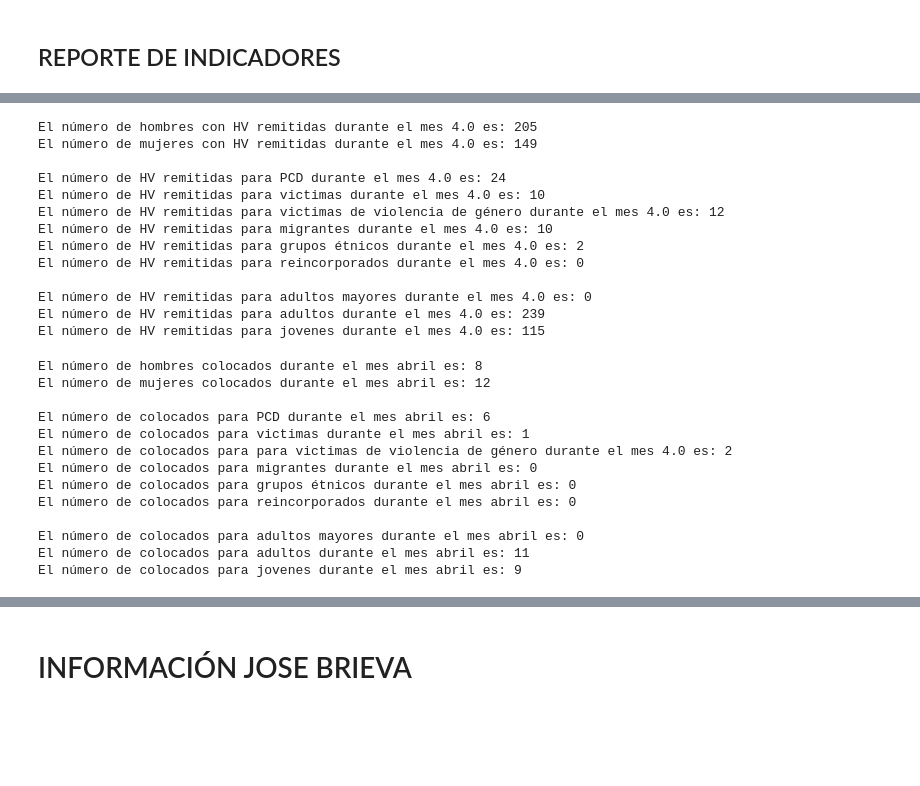
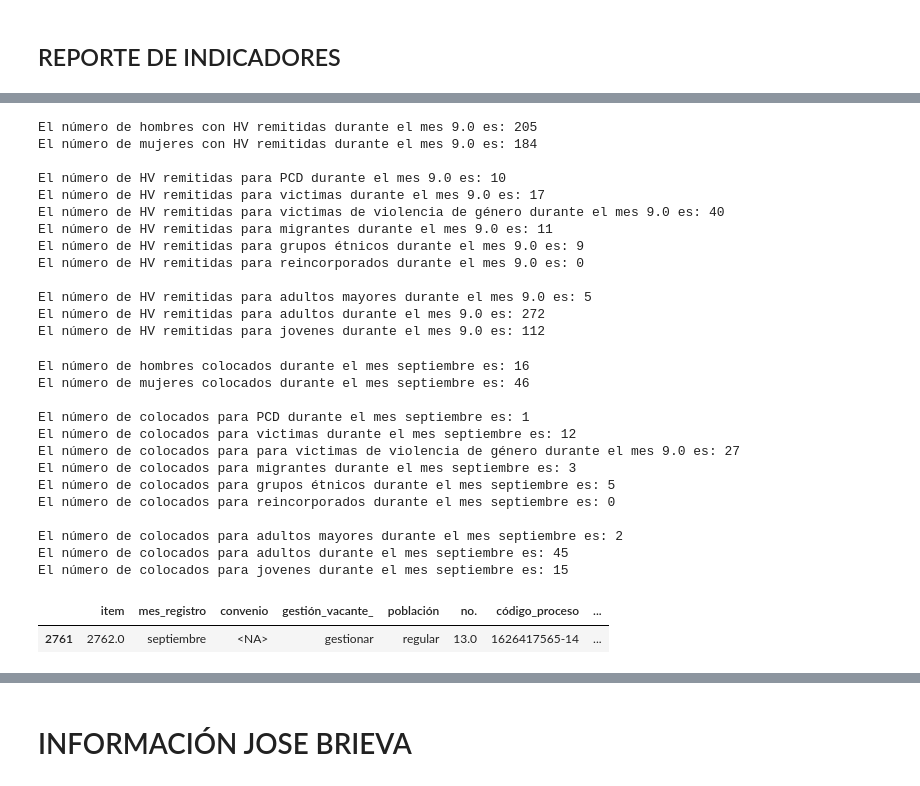
Before and after one commit to bizzaccelerator/public-employment-pulse, a Jupyter notebook: local_reports/intermediacion_hv.ipynb, the cells around one changed output, grey strips where cells are left out. Drawn from its saved outputs; the diff is of its cells as text; code cells hidden in the pictures; blank space fills up the shorter version.

```diff
--- a/local_reports/intermediacion_hv.ipynb
+++ b/local_reports/intermediacion_hv.ipynb
@@ -285,5 +287,30 @@ df.loc[filter_rei,'reincorporados'] = "reincorporados"
 
 # Cleaning the column
 df['reincorporados'] = df['reincorporados'].replace('', np.nan)
+# %%
+# Preparatgion for text:
+for col in df.columns:
+    if df[col].dtype == 'object':
+        df[col] = df[col].astype(str)
+        df[col] = [str(i).lower() for i in df[col]]
+        df[col] = [str(i).strip() for i in df[col]]
+# %%
+df = df.replace('nan',pd.NA)
 # %% [markdown]
 ## REPORTE DE INDICADORES
+# %%
+# The new registries for this months are
+today = datetime.today()
+
+if today.month == 1:
+    prev_month = 12
+    prev_year = today.year - 1
+else:
+    prev_month = today.month - 1
+    prev_year = today.year
+
+months = {
+    1: 'enero', 2: 'febrero', 3: 'marzo', 4: 'abril',
+    5: 'mayo', 6: 'junio', 7: 'julio', 8: 'agosto',
+    9: 'septiembre', 10: 'octubre', 11: 'noviembre', 12: 'diciembre'
+}
@@ -303,6 +339,6 @@ El número de puestos de trabajo atendidos durante el mes abril es: 119.0
 # %%
 # Hojas de vida remitidas
-mes = 4.0
+mes = float(prev_month)
 f_remitidos = (df['fecha_envío_hojas_de_vida_a_la_empresa'].dt.month == mes)
 
 print(f'El número de hombres con HV remitidas durante el mes {mes} es: {df[f_remitidos & (df['sexo']=='m')]['sexo'].count()}')
@@ -321,22 +357,22 @@ print(f'El número de HV remitidas para adultos mayores durante el mes {mes} es:
 print(f'El número de HV remitidas para adultos durante el mes {mes} es: {df[f_remitidos & (df['edad'] >= 29) & (df['edad'] < 60)]['sexo'].count()}')
 print(f'El número de HV remitidas para jovenes durante el mes {mes} es: {df[f_remitidos & (df['edad'] <= 28)]['sexo'].count()}')
 # %% [output]
-El número de hombres con HV remitidas durante el mes 4.0 es: 205
-El número de mujeres con HV remitidas durante el mes 4.0 es: 149
+El número de hombres con HV remitidas durante el mes 9.0 es: 205
+El número de mujeres con HV remitidas durante el mes 9.0 es: 184
 
-El número de HV remitidas para PCD durante el mes 4.0 es: 24
-El número de HV remitidas para victimas durante el mes 4.0 es: 10
-El número de HV remitidas para victimas de violencia de género durante el mes 4.0 es: 12
-El número de HV remitidas para migrantes durante el mes 4.0 es: 10
-El número de HV remitidas para grupos étnicos durante el mes 4.0 es: 2
-El número de HV remitidas para reincorporados durante el mes 4.0 es: 0
+El número de HV remitidas para PCD durante el mes 9.0 es: 10
+El número de HV remitidas para victimas durante el mes 9.0 es: 17
+El número de HV remitidas para victimas de violencia de género durante el mes 9.0 es: 40
+El número de HV remitidas para migrantes durante el mes 9.0 es: 11
+El número de HV remitidas para grupos étnicos durante el mes 9.0 es: 9
+El número de HV remitidas para reincorporados durante el mes 9.0 es: 0
 
-El número de HV remitidas para adultos mayores durante el mes 4.0 es: 0
-El número de HV remitidas para adultos durante el mes 4.0 es: 239
-El número de HV remitidas para jovenes durante el mes 4.0 es: 115
+El número de HV remitidas para adultos mayores durante el mes 9.0 es: 5
+El número de HV remitidas para adultos durante el mes 9.0 es: 272
+El número de HV remitidas para jovenes durante el mes 9.0 es: 112
 # %%
 # Colocados por mes
-mes_colocado = 'abril'
+mes_colocado = months[prev_month]
 f_colocados = (df['colocado'] == 1)&(df['mes_de_colocación_en_plataforma'] == mes_colocado)
 
 print(f'El número de hombres colocados durante el mes {mes_colocado} es: {df[f_colocados & (df['sexo']=='m')]['sexo'].count()}')
@@ -355,19 +391,24 @@ print(f'El número de colocados para adultos mayores durante el mes {mes_colocad
 print(f'El número de colocados para adultos durante el mes {mes_colocado} es: {df[f_colocados & (df['edad'] >= 29) & (df['edad'] < 60)]['sexo'].count()}')
 print(f'El número de colocados para jovenes durante el mes {mes_colocado} es: {df[f_colocados & (df['edad'] <= 28)]['sexo'].count()}')
 # %% [output]
-El número de hombres colocados durante el mes abril es: 8
-El número de mujeres colocados durante el mes abril es: 12
+El número de hombres colocados durante el mes septiembre es: 16
+El número de mujeres colocados durante el mes septiembre es: 46
 
-El número de colocados para PCD durante el mes abril es: 6
-El número de colocados para victimas durante el mes abril es: 1
-El número de colocados para para victimas de violencia de género durante el mes 4.0 es: 2
-El número de colocados para migrantes durante el mes abril es: 0
-El número de colocados para grupos étnicos durante el mes abril es: 0
-El número de colocados para reincorporados durante el mes abril es: 0
+El número de colocados para PCD durante el mes septiembre es: 1
+El número de colocados para victimas durante el mes septiembre es: 12
+El número de colocados para para victimas de violencia de género durante el mes 9.0 es: 27
+El número de colocados para migrantes durante el mes septiembre es: 3
+El número de colocados para grupos étnicos durante el mes septiembre es: 5
+El número de colocados para reincorporados durante el mes septiembre es: 0
 
-El número de colocados para adultos mayores durante el mes abril es: 0
-El número de colocados para adultos durante el mes abril es: 11
-El número de colocados para jovenes durante el mes abril es: 9
+El número de colocados para adultos mayores durante el mes septiembre es: 2
+El número de colocados para adultos durante el mes septiembre es: 45
+El número de colocados para jovenes durante el mes septiembre es: 15
+# %%
+df[f_colocados & (~df['discapacidad'].isna())]
+# %% [output]
+|  | item | mes_registro | convenio | gestión_vacante_ | población | no. | código_proceso | ... |
+| 2761 | 2762.0 | septiembre | <NA> | gestionar | regular | 13.0 | 1626417565-14 | ... |
 # %%
 # El número de empresas que contrataron población fueron:
 f_poblaciones = ~(df['etnias'].isna() & df['migrante'].isna() & df['vca'].isna() & df['discapacidad'].isna())
```
Also changed, not shown: parts of 17 cells of this notebook, 6 other files.
